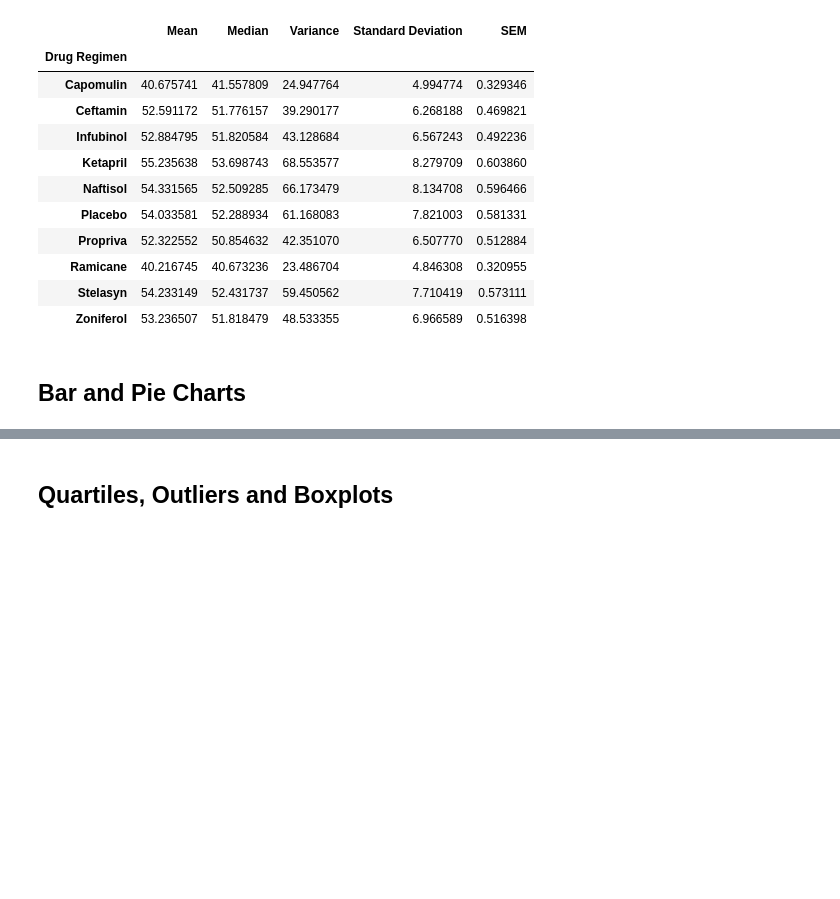
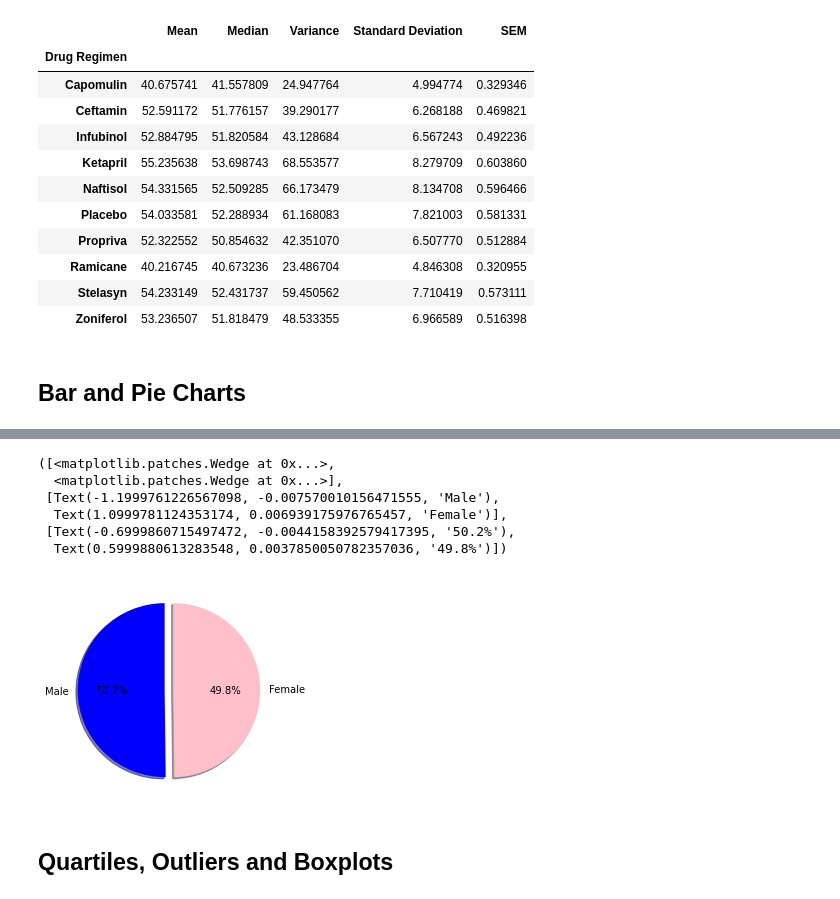
Before and after one commit to VanWagonerLauren/Matplotlib, a Jupyter notebook: pymaceuticals_starter.ipynb, the cells around one changed output, grey strips where cells are left out. Saved outputs shown, nothing was run; the diff lists cells and outputs as text; code cells hidden in the pictures; blank space fills up the shorter version.

```diff
--- a/pymaceuticals_starter.ipynb
+++ b/pymaceuticals_starter.ipynb
@@ -132,5 +164,20 @@ summary_df
 # %%
 # Generate a pie plot showing the distribution of female versus male mice using pyplot
+
+mf_count=clean_df["Sex"].value_counts()
+labels=mf_count.index
+sizes=mf_count.values
+colors=["blue", "pink"]
+explode=[0.1,0]
+plt.pie(sizes, explode=explode, labels=labels, colors=colors, autopct="%1.1f%%", shadow=True, startangle=90)
+# %% [output]
+([<matplotlib.patches.Wedge at 0x...>,
+  <matplotlib.patches.Wedge at 0x...>],
+ [Text(-1.1999761226567098, -0.007570010156471555, 'Male'),
+  Text(1.0999781124353174, 0.006939175976765457, 'Female')],
+ [Text(-0.6999860715497472, -0.0044158392579417395, '50.2%'),
+  Text(0.5999880613283548, 0.0037850050782357036, '49.8%')])
+[figure, added]
 # %% [markdown]
 ## Quartiles, Outliers and Boxplots
 # %%
```
Also changed, not shown: parts of 5 cells of this notebook.
